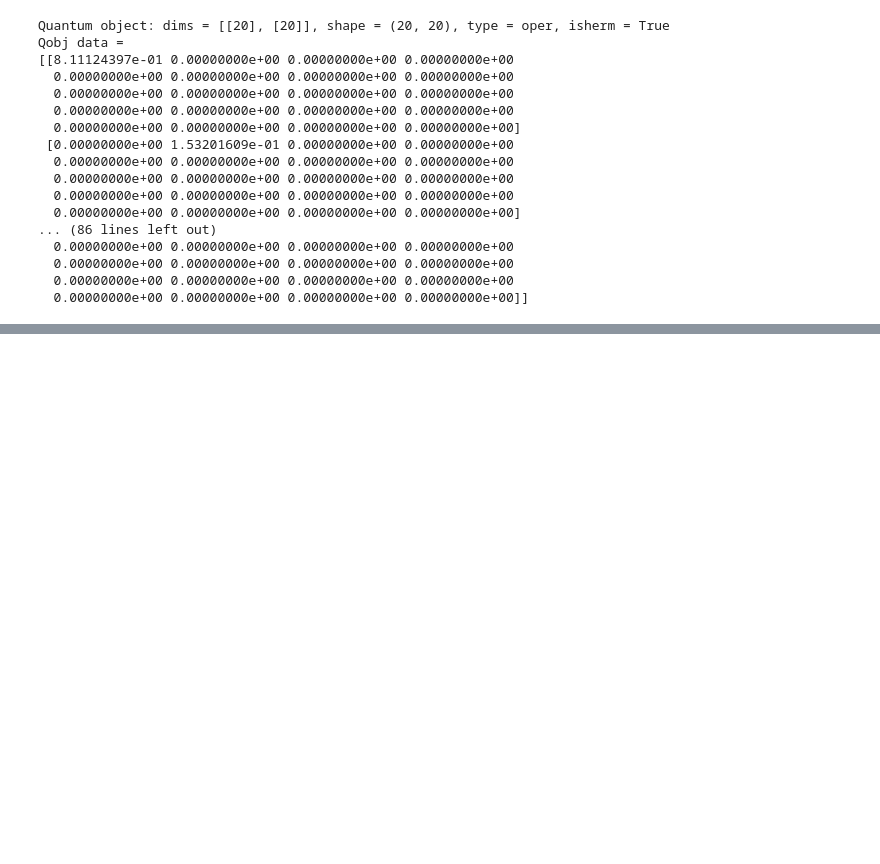
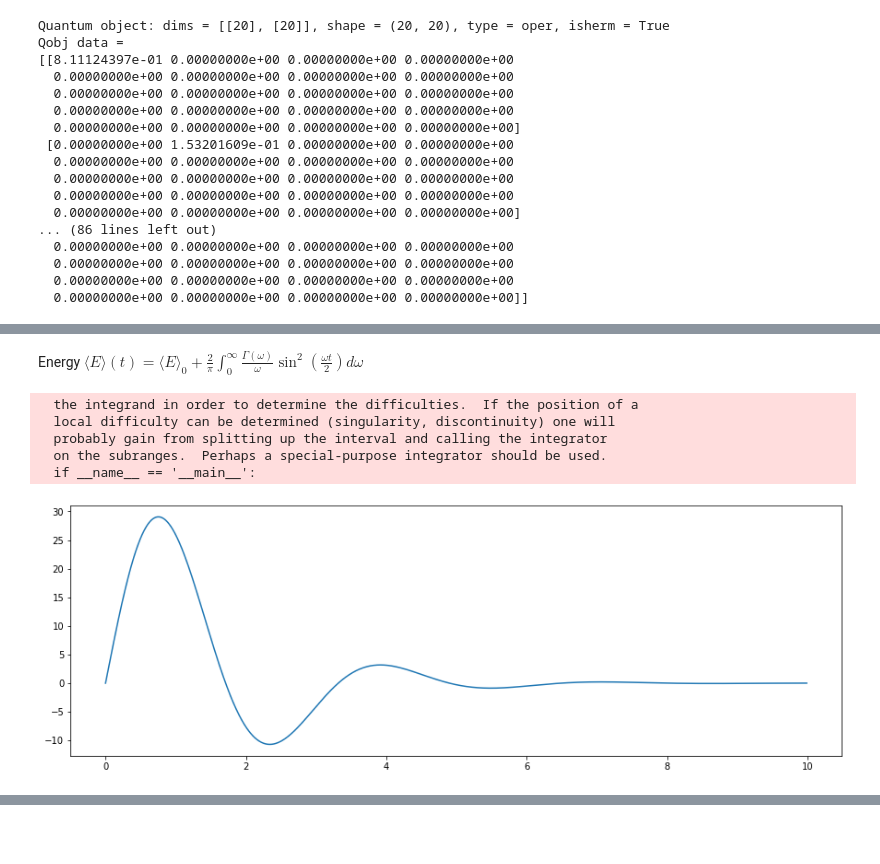
Before and after one commit to leherrerar/RC_mapping, a Jupyter notebook: Proyecto_Maestria_Bosonic/Spin Boson Model Dephasing QT/Spin boson Dephasing v5 QT .ipynb, the cells around one changed output, grey strips where cells are left out. Drawn from its saved outputs; the diff is of its cells as text; code cells hidden in the pictures; blank space fills up the shorter version.

```diff
--- a/Proyecto_Maestria_Bosonic/Spin Boson Model Dephasing QT/Spin boson Dephasing v5 QT .ipynb
+++ b/Proyecto_Maestria_Bosonic/Spin Boson Model Dephasing QT/Spin boson Dephasing v5 QT .ipynb
@@ -466,0 +464,33 @@ plt.show()
+# %% [markdown]
+Energy
+$\langle E\rangle (t) = \langle E\rangle_{0}+\frac{2}{\pi} \int_{0}^{\infty} \frac{\Gamma(\omega)}{\omega} \sin ^{2}\left(\frac{\omega t}{2}\right) d \omega$
+# %%
+def integrand_en(w, t):
+    return J(w)* (np.sin(w*t/2))**2 / w *2/np.pi
+
+def integrand_en_1(w, t):
+    return J(w)* np.sin(w*t/2) * np.cos(w*t/2)*2/np.pi
+
+
+def expint_en(t):
+    return quad(integrand_en_1, 0, np.inf, args=(t))[0]
+
+
+def energy_sol(t):
+    return  expint_en(t)
+
+def energy_sol_der(t):
+    return derivative(energy_sol, t)
+
+vecfunc = np.vectorize(energy_sol)
+ten = np.arange(0.0, 10.0, 0.01)
+Ten = vecfunc(ten)
+plt.plot (ten, Ten)
+plt.show()
+# %% [output]
+  the integrand in order to determine the difficulties.  If the position of a
+  local difficulty can be determined (singularity, discontinuity) one will
+  probably gain from splitting up the interval and calling the integrator
+  on the subranges.  Perhaps a special-purpose integrator should be used.
+  if __name__ == '__main__':
+[figure, added]
```
Also changed, not shown: parts of 11 cells of this notebook.
